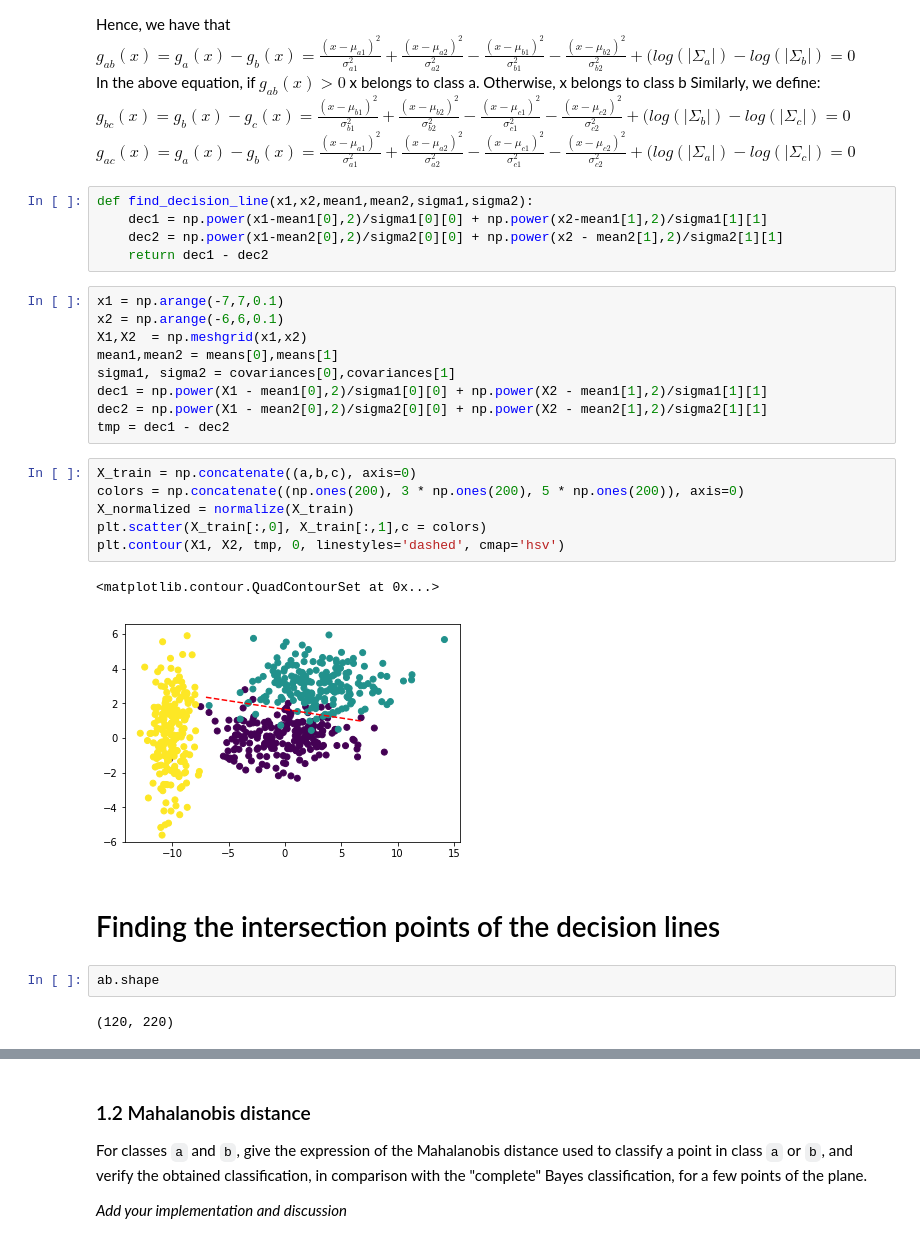
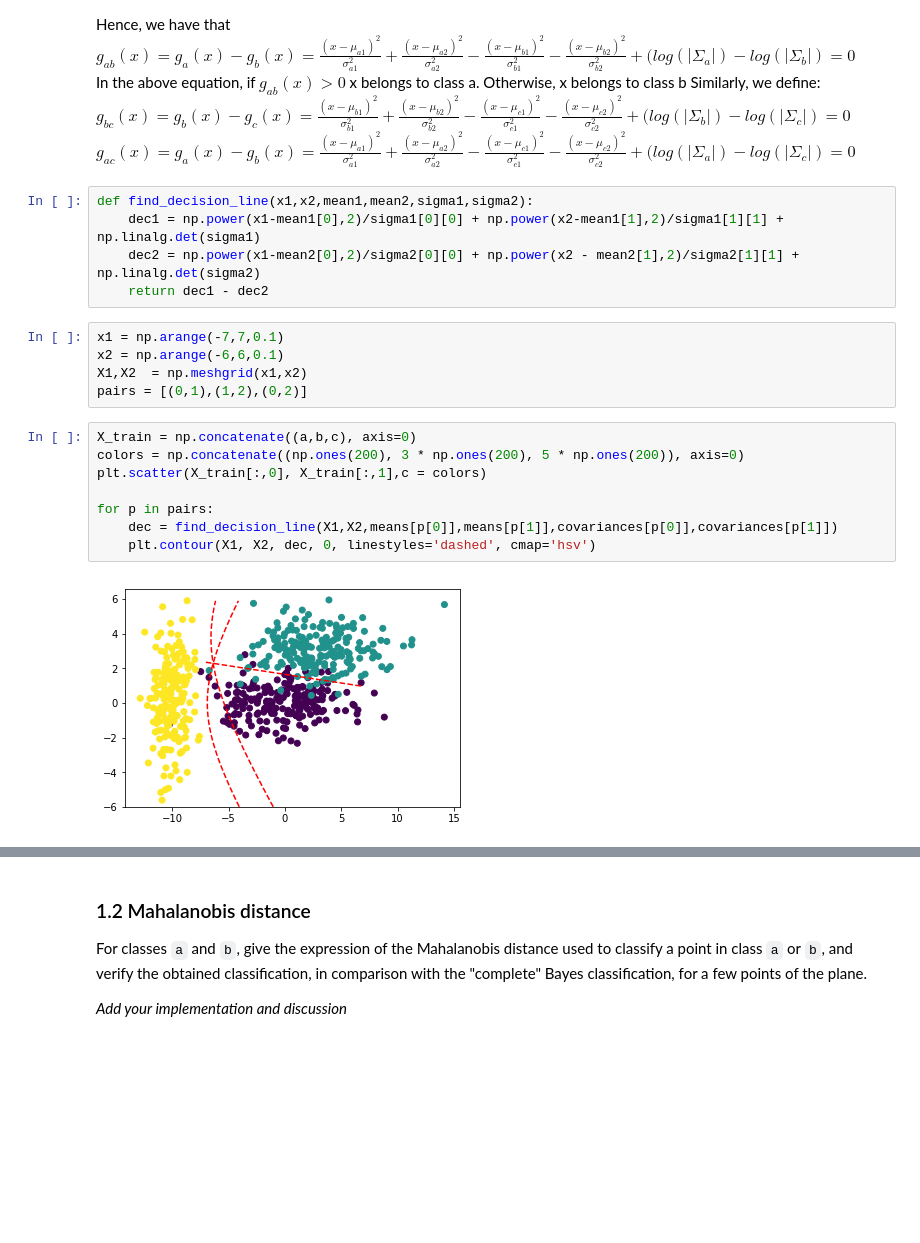
Before and after one commit to EGJ1996/Image-Processing, a Jupyter notebook: labs/lab_03_classification.ipynb, the cells around one changed output, grey strips where cells are left out. Cells and saved outputs as stored; diff of their text form; blank space fills up the shorter version.

```diff
--- a/labs/lab_03_classification.ipynb
+++ b/labs/lab_03_classification.ipynb
@@ -100,30 +100,21 @@ $ g_{bc}(x) = g_b(x) - g_c(x) = \frac{(x- \mu_{b1})^2}{\sigma_{b1}^2} + \frac{(x
 $ g_{ac}(x) = g_a(x) - g_b(x) = \frac{(x- \mu_{a1})^2}{\sigma_{a1}^2} + \frac{(x- \mu_{a2})^2}{\sigma_{a2}^2} -\frac{(x- \mu_{c1})^2}{\sigma_{c1}^2} - \frac{(x- \mu_{c2})^2}{\sigma_{c2}^2} + (log(|\Sigma_a|) - log(|\Sigma_c|) = 0$ <br>
 # %%
 def find_decision_line(x1,x2,mean1,mean2,sigma1,sigma2):
-    dec1 = np.power(x1-mean1[0],2)/sigma1[0][0] + np.power(x2-mean1[1],2)/sigma1[1][1]
-    dec2 = np.power(x1-mean2[0],2)/sigma2[0][0] + np.power(x2 - mean2[1],2)/sigma2[1][1]
+    dec1 = np.power(x1-mean1[0],2)/sigma1[0][0] + np.power(x2-mean1[1],2)/sigma1[1][1] + np.linalg.det(sigma1)
+    dec2 = np.power(x1-mean2[0],2)/sigma2[0][0] + np.power(x2 - mean2[1],2)/sigma2[1][1] + np.linalg.det(sigma2)
     return dec1 - dec2
 # %%
 x1 = np.arange(-7,7,0.1)
 x2 = np.arange(-6,6,0.1)
 X1,X2  = np.meshgrid(x1,x2)
-mean1,mean2 = means[0],means[1]
-sigma1, sigma2 = covariances[0],covariances[1]
-dec1 = np.power(X1 - mean1[0],2)/sigma1[0][0] + np.power(X2 - mean1[1],2)/sigma1[1][1]
-dec2 = np.power(X1 - mean2[0],2)/sigma2[0][0] + np.power(X2 - mean2[1],2)/sigma2[1][1]
-tmp = dec1 - dec2
+pairs = [(0,1),(1,2),(0,2)]
 # %%
 X_train = np.concatenate((a,b,c), axis=0)
 colors = np.concatenate((np.ones(200), 3 * np.ones(200), 5 * np.ones(200)), axis=0)
-X_normalized = normalize(X_train)
 plt.scatter(X_train[:,0], X_train[:,1],c = colors)
-plt.contour(X1, X2, tmp, 0, linestyles='dashed', cmap='hsv')
+
+for p in pairs:
+    dec = find_decision_line(X1,X2,means[p[0]],means[p[1]],covariances[p[0]],covariances[p[1]])
+    plt.contour(X1, X2, dec, 0, linestyles='dashed', cmap='hsv')
 # %% [output]
-<matplotlib.contour.QuadContourSet at 0x...>
-[figure, old version]
+[figure, new version]
-# %% [markdown]
-# Finding the intersection points of the decision lines
-# %%
-ab.shape
-# %% [output]
-(120, 220)
```
Also changed, not shown: parts of 20 cells of this notebook.
